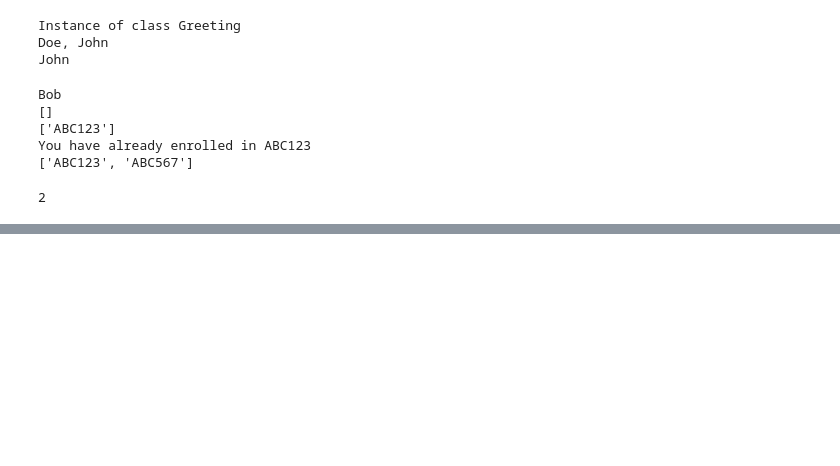
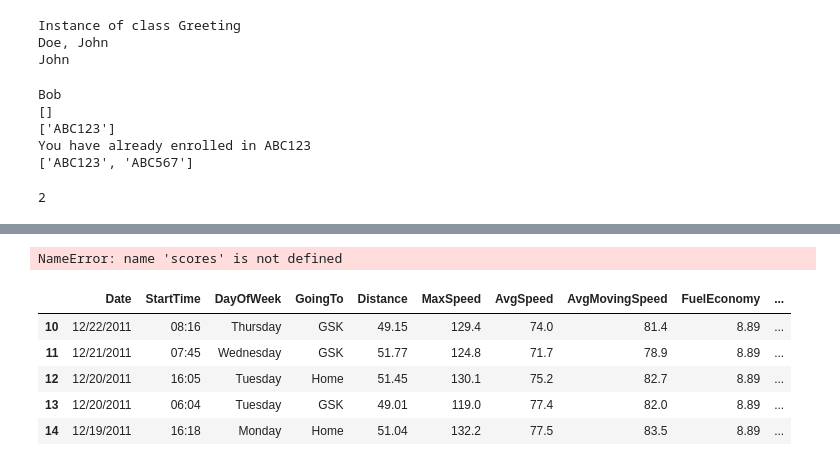
Before and after one commit to mjr436-blip/BTE-320, a Jupyter notebook: In_Class_Assignment.ipynb, the cells around one changed output, grey strips where cells are left out. Saved outputs shown, nothing was run; the diff lists cells and outputs as text; code cells hidden in the pictures; blank space fills up the shorter version.

```diff
--- a/In_Class_Assignment.ipynb
+++ b/In_Class_Assignment.ipynb
@@ -391,0 +517,14 @@ You have already enrolled in ABC123
+# %%
+df[['Distance', 'MaxSpeed']]
+scores.head()
+# %% [output]
+NameError: name 'scores' is not defined
+# %%
+df.iloc[10:15]
+# %% [output]
+|  | Date | StartTime | DayOfWeek | GoingTo | Distance | MaxSpeed | AvgSpeed | AvgMovingSpeed | FuelEconomy | ... |
+| 10 | 12/22/2011 | 08:16 | Thursday | GSK | 49.15 | 129.4 | 74.0 | 81.4 | 8.89 | ... |
+| 11 | 12/21/2011 | 07:45 | Wednesday | GSK | 51.77 | 124.8 | 71.7 | 78.9 | 8.89 | ... |
+| 12 | 12/20/2011 | 16:05 | Tuesday | Home | 51.45 | 130.1 | 75.2 | 82.7 | 8.89 | ... |
+| 13 | 12/20/2011 | 06:04 | Tuesday | GSK | 49.01 | 119.0 | 77.4 | 82.0 | 8.89 | ... |
+| 14 | 12/19/2011 | 16:18 | Monday | Home | 51.04 | 132.2 | 77.5 | 83.5 | 8.89 | ... |
```
Also changed, not shown: parts of 12 cells of this notebook.
